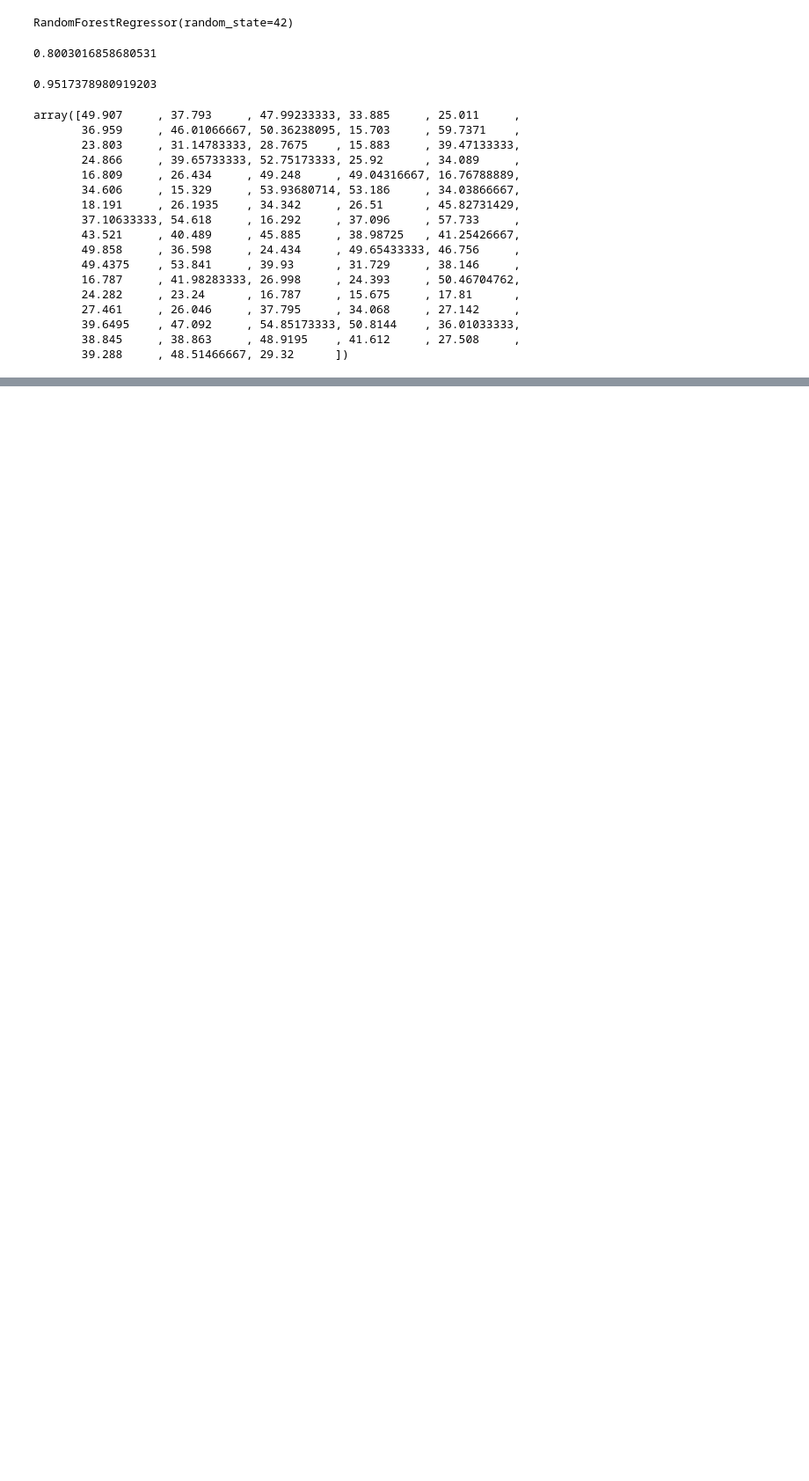
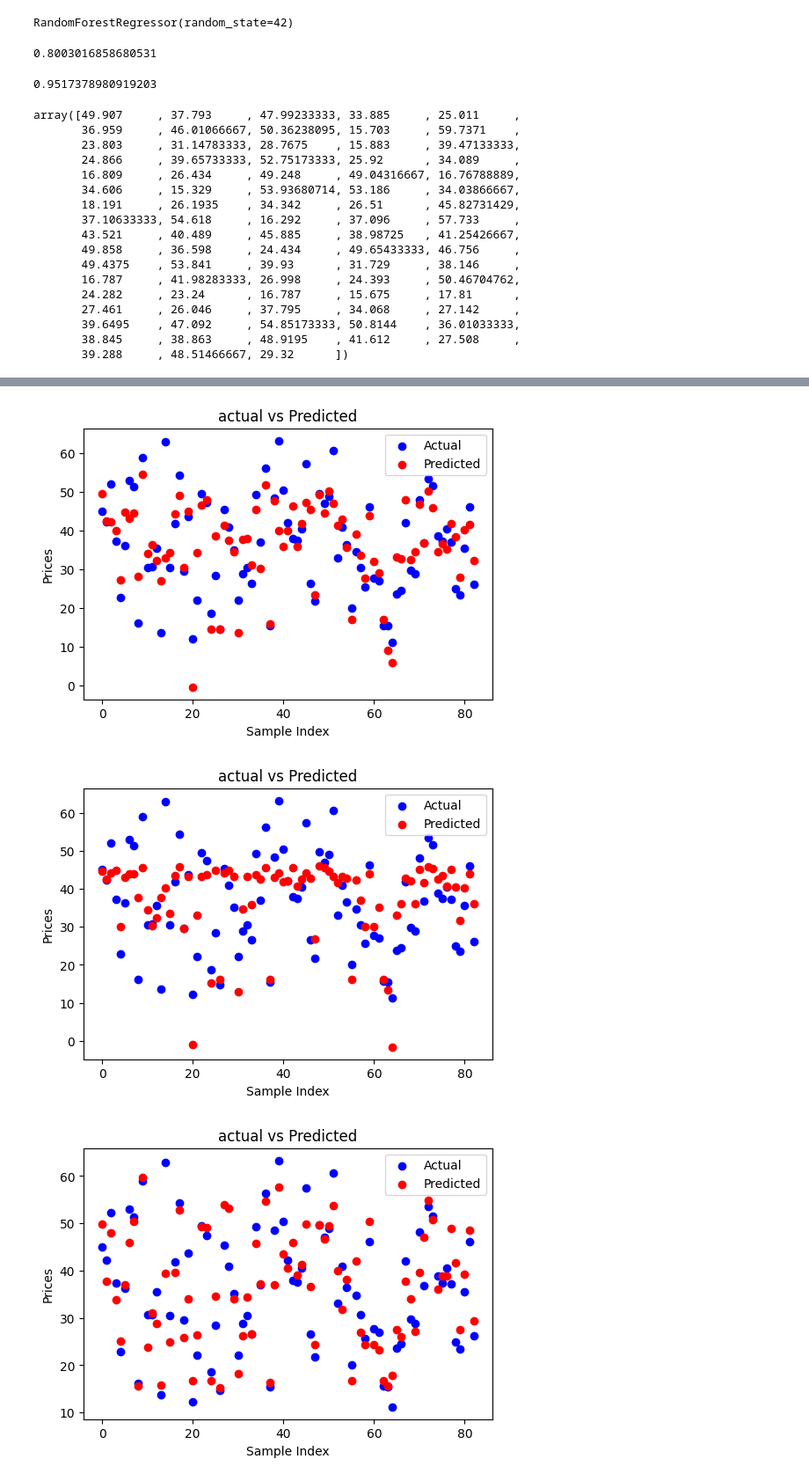
Before and after one commit to Rahul107213/Machine-Learning-Project, a Jupyter notebook: Housing Price Prediction.ipynb, the cells around one changed output, grey strips where cells are left out. Shown at 88% size. Drawn from its saved outputs; the diff is of its cells as text; code cells hidden in the pictures; blank space fills up the shorter version.

```diff
--- a/Housing Price Prediction.ipynb
+++ b/Housing Price Prediction.ipynb
@@ -7,3 +9,5 @@ housing = pd.read_csv('D:/Documents/ml projects/PROJECT 1/real_state.csv')
+# %%
+housing = pd.read_csv('C:/Users/Rahul/Desktop/PROJECT 1/datasets/real_state.csv')
 # %%
 housing.head()
 # %% [output]
@@ -248,0 +273,15 @@ array([49.907     , 37.793     , 47.99233333, 33.885     , 25.011     ,
+# %%
+y_pred_reg = reg.predict(X_test)
+y_pred_lasso_reg = lasso_reg.predict(X_test)
+y_pred_Randomforest = model1.predict(X_test)
+y_pred_DecisionTree = model.predict(X_test)
+y_pred_ridge = ridge_reg.predict(X_test)
+# %%
+y_pred = [y_pred_reg,y_pred_lasso_reg,y_pred_Randomforest,y_pred_DecisionTree,y_pred_ridge]
+mae = []
+rmse = []
+r2 = []
+for i in y_pred:
+    mae.append(mean_absolute_error(y_test, i))
+    rmse.append(np.sqrt(mean_squared_error(y_test, i)))
+    r2.append(r2_score(y_test, i))
@@ -248,0 +305,14 @@ array([49.907     , 37.793     , 47.99233333, 33.885     , 25.011     ,
+# %%
+for pred in y_pred:
+    plt.figure(figsize=(6,4))
+    plt.scatter(range(len(y_test)), y_test, color='blue', label='Actual')
+    plt.scatter(range(len(y_test)), pred, color='red', label='Predicted')
+    plt.xlabel("Sample Index")
+    plt.ylabel("Prices")
+    plt.title("actual vs Predicted")
+    plt.legend()
+    plt.show()
+# %% [output]
+[figure, added]
+[figure, added]
+[figure, added]
```
Also changed, not shown: parts of 30 cells of this notebook.
